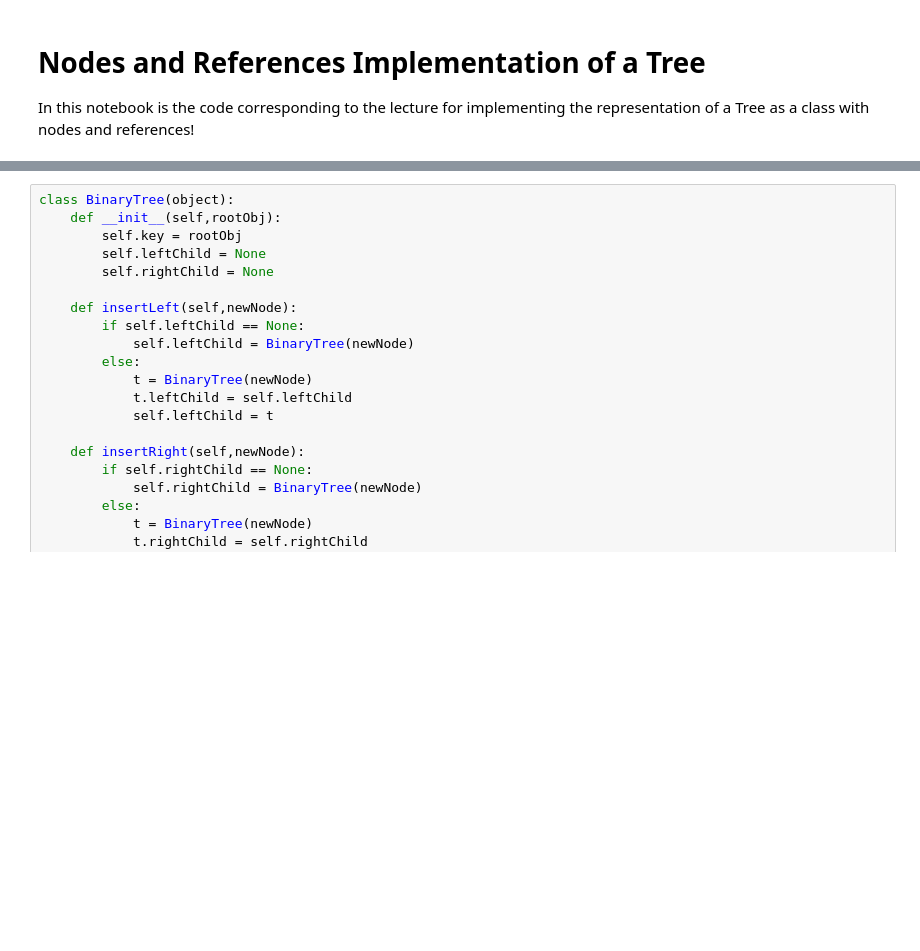
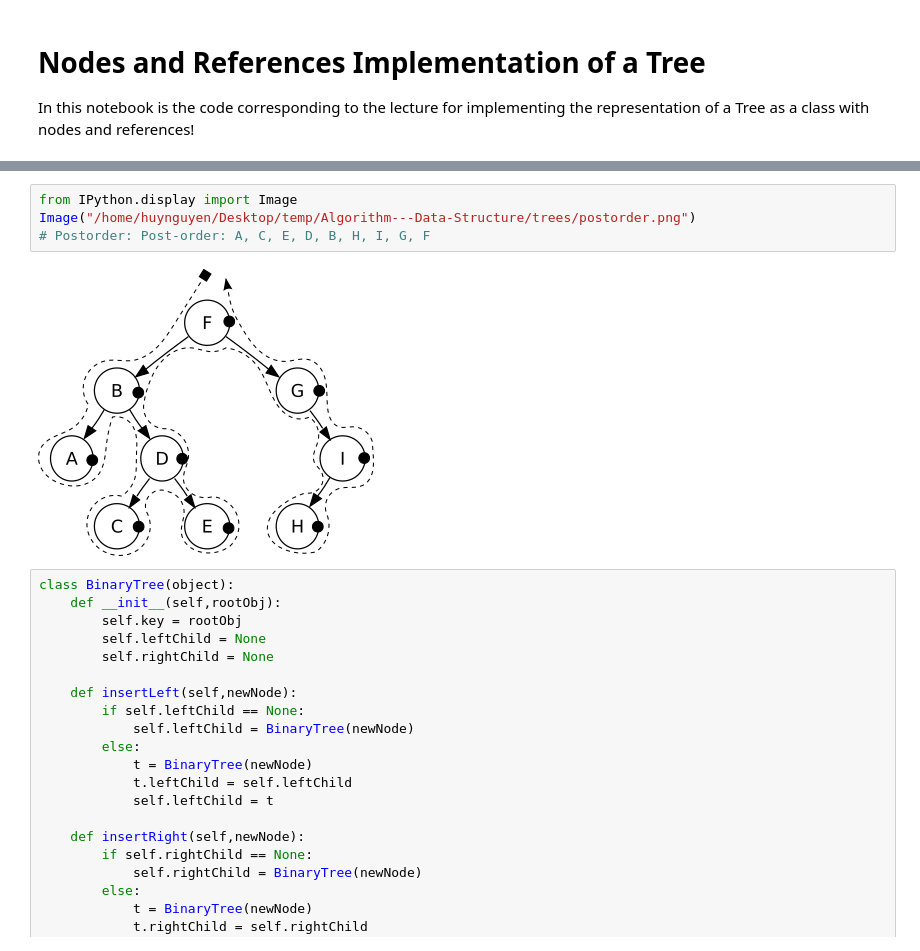
Before and after one commit to lx-production/Algorithm---Data-Structure, a Jupyter notebook: trees/Tree Representation Implementation (Nodes and References).ipynb, the cells around one changed output, grey strips where cells are left out. Drawn from its saved outputs; the diff is of its cells as text; blank space fills up the shorter version.

```diff
--- a/trees/Tree Representation Implementation (Nodes and References).ipynb
+++ b/trees/Tree Representation Implementation (Nodes and References).ipynb
@@ -5,3 +18,9 @@ In this notebook is the code corresponding to the lecture for implementing the r
+# %%
+from IPython.display import Image
+Image("/home/huynguyen/Desktop/temp/Algorithm---Data-Structure/trees/postorder.png")
+# Postorder: Post-order: A, C, E, D, B, H, I, G, F
+# %% [output]
+[figure, added]
 # %%
 class BinaryTree(object):
     def __init__(self,rootObj):
```
Also changed, not shown: parts of 3 cells of this notebook, 5 other files.
